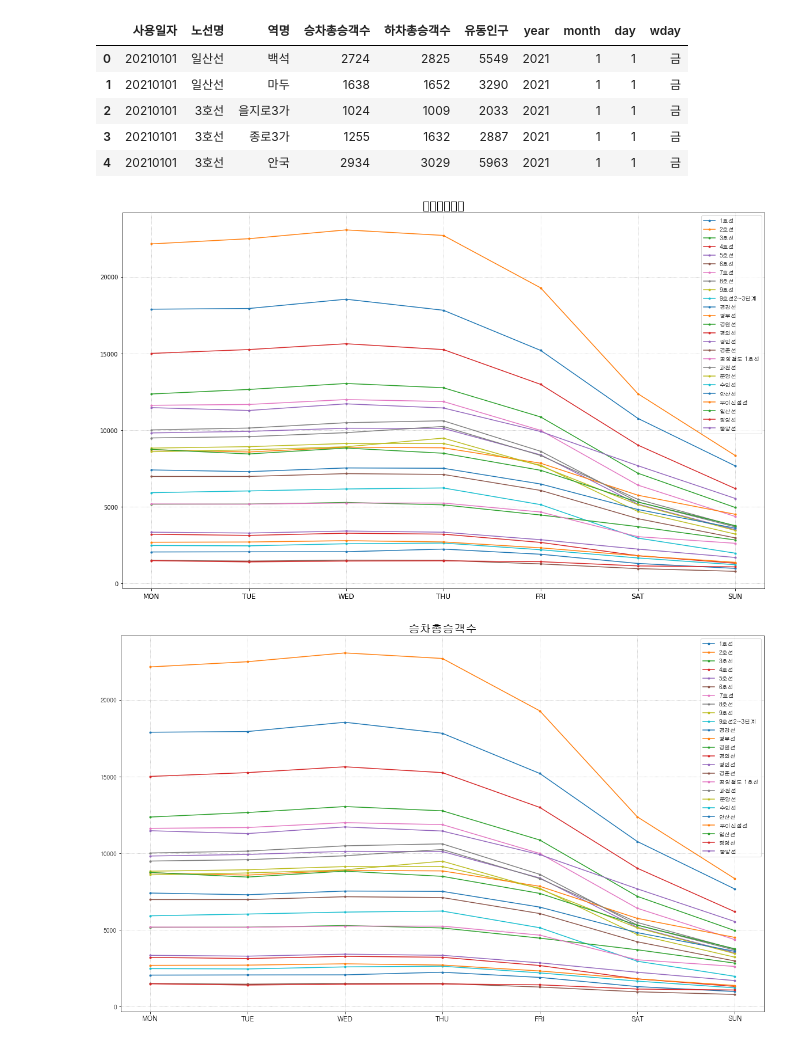
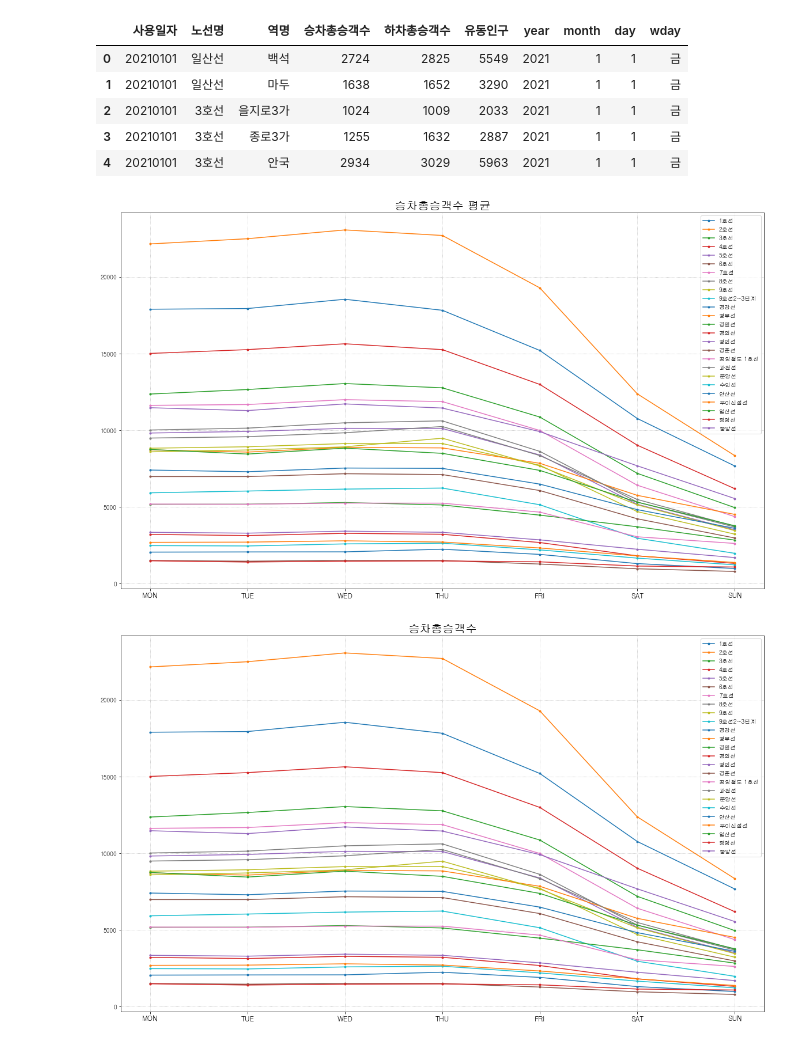
Before and after one commit to SBIK1219/Project, a Jupyter notebook: 002_SeoulSubway.ipynb, the cells around one changed output. Cells and saved outputs as stored; diff of their text form; code cells hidden in the pictures.

```diff
--- a/002_SeoulSubway.ipynb
+++ b/002_SeoulSubway.ipynb
@@ -214,19 +214,21 @@ wday={0:'월', 1:'화', 2:'수', 3:'목', 4:'금', 5:'토', 6:'일'}
 plot_data = data2101.groupby(['노선명', dt.dt.dayofweek])['승차총승객수'].mean().unstack()
 # %%
 import matplotlib.font_manager as fm
-prop=fm.FontProperties(fname='C:/Windows/Fonts/gulim.ttc')
+from matplotlib import rc
+rc('font', family='gulim')
+plt.rcParams['axes.unicode_minus'] = False
 
 fig = plt.figure(figsize=[20,12])
 ax = fig.add_subplot(1, 1, 1)
 ax.plot(plot_data.T, marker=".")
 ax.set_xticklabels(['','MON', 'TUE', 'WED', 'THU', 'FRI', 'SAT', 'SUN'], fontsize=12)
-plt.legend(plot_data.index.tolist(), prop=prop)
+plt.legend(plot_data.index.tolist())
 plt.grid(True, linestyle = ':')
 plt.rcParams['font.family'] ='gulim'
 plt.rcParams['axes.unicode_minus'] =False
-plt.title('승차총승객수', fontsize=20)
+plt.title('승차총승객수 평균', fontsize=20)
 plt.show()
 # %% [output]
-[figure, old version]
+[figure, new version]
 # %%
 import matplotlib.font_manager as fm
```
Also changed, not shown: parts of 5 cells of this notebook.
